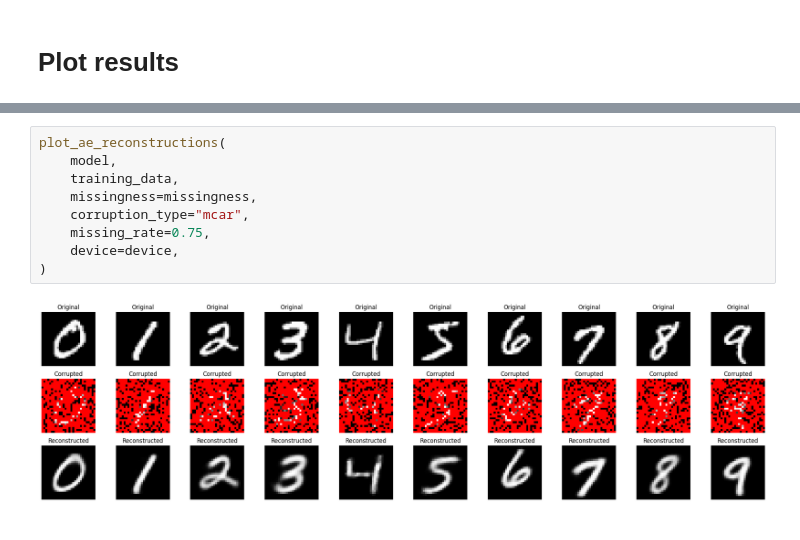
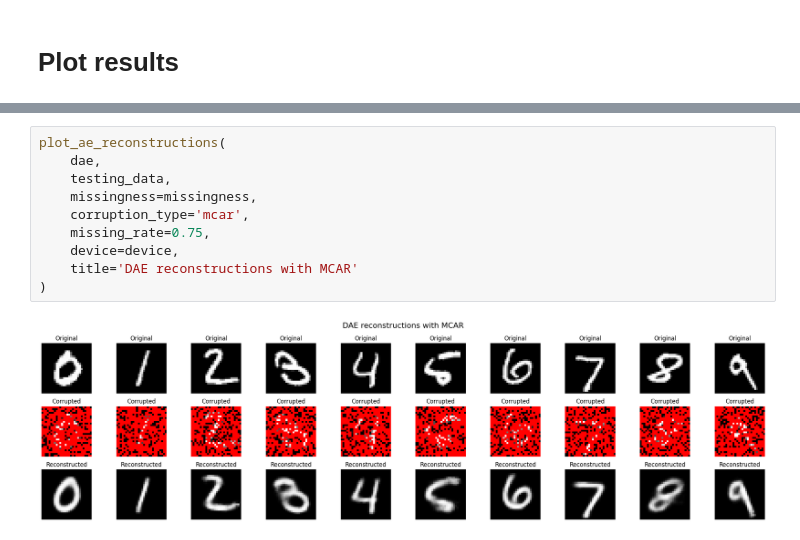
Before and after one commit to woullufy/deep-imputation-techniques, a Jupyter notebook: notebooks/dae.ipynb, the cells around one changed output, grey strips where cells are left out. Saved outputs shown, nothing was run; the diff lists cells and outputs as text.

```diff
--- a/notebooks/dae.ipynb
+++ b/notebooks/dae.ipynb
@@ -57,11 +57,12 @@ plot_ae_losses(losses)
 # %%
 plot_ae_reconstructions(
-    model,
-    training_data,
+    dae,
+    testing_data,
     missingness=missingness,
-    corruption_type="mcar",
+    corruption_type='mcar',
     missing_rate=0.75,
     device=device,
+    title='DAE reconstructions with MCAR'
 )
 # %% [output]
-[figure, old version]
+[figure, new version]
```
Also changed, not shown: parts of 5 cells of this notebook, 1 other file.
